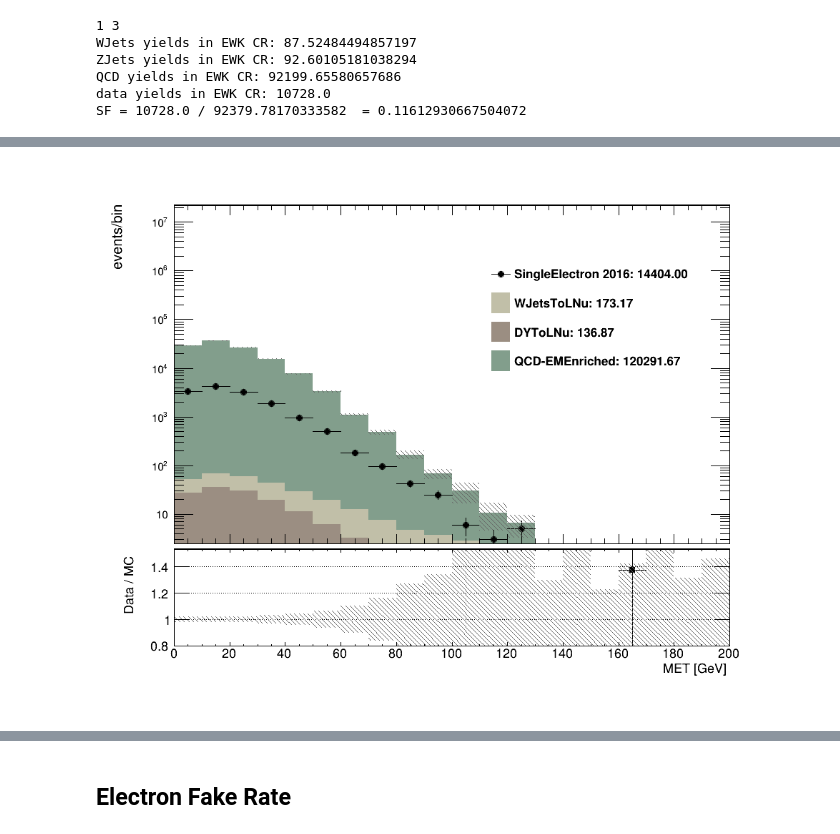
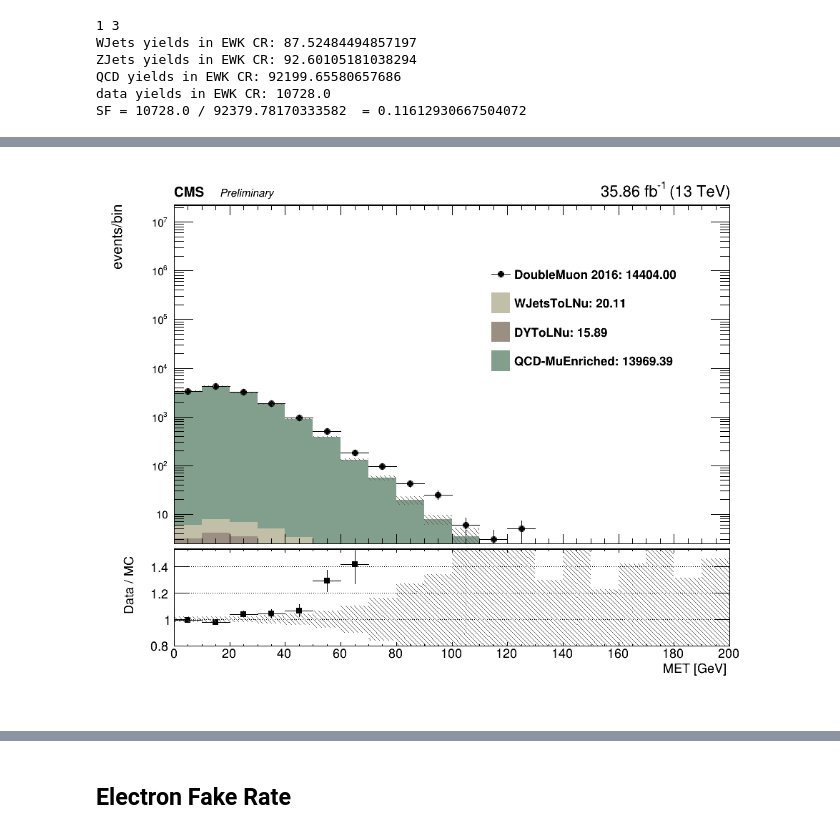
Before and after one commit to JW-corp/WZG, a Jupyter notebook: NanoAOD/visualize/FakeLepton2016_Ele.ipynb, the cells around one changed output, grey strips where cells are left out. Saved outputs shown, nothing was run; the diff lists cells and outputs as text; code cells hidden in the pictures.

```diff
--- a/NanoAOD/visualize/FakeLepton2016_Ele.ipynb
+++ b/NanoAOD/visualize/FakeLepton2016_Ele.ipynb
@@ -379,35 +383,6 @@ data yields in EWK CR: 10728.0
 SF = 10728.0 / 92379.78170333582  = 0.11612930667504072
 # %%
 c1 = ROOT.TCanvas("","",1000,800)
-
-def SetHistStyle_dist(hist, color, isData):
-    if isData:
-        hist.SetMarkerStyle(20)
-        hist.SetMarkerColor(color)
-    else:
-        hist.SetFillColor(color)
-        hist.SetFillStyle(4100)
-        hist.SetLineColor(color)
-        hist.SetLineStyle(0)
-        hist.SetLineWidth(0)
-    hist.SetYTitle('events/bin')
-    hist.SetXTitle('MET [GeV]')
-    # Adjust y-axis settings
-    # hist.GetYaxis().SetNdivisions(105)
-    hist.GetYaxis().SetTitleSize(25)
-    hist.GetYaxis().SetTitleFont(43)
-    hist.GetYaxis().SetTitleOffset(1.40)
-    hist.GetYaxis().SetLabelFont(43)
-    hist.GetYaxis().SetLabelSize(25)
-
-    # Adjust x-axis settings
-    hist.GetXaxis().SetTitleSize(25)
-    hist.GetXaxis().SetTitleFont(43)
-    hist.GetXaxis().SetTitleOffset(5.0)
-    hist.GetXaxis().SetLabelFont(43)
-    hist.GetXaxis().SetLabelSize(25)
-    hist.SetStats(0)
-
 
 SetHistStyle_dist(hist_dist1_WJets, 22, 0)
 SetHistStyle_dist(hist_dist2_WJets, 22, 0)
@@ -428,10 +403,17 @@ hist_dist_ttbar = hist_dist1_ttbar.Clone()
 hist_dist_ttbar.Add(hist_dist2_ttbar)
 SetHistStyle_dist(hist_dist_ttbar, 32, 0)
 
+
+hist_dist_ZJets.Scale(SF)
+hist_dist_WJets.Scale(SF)
+hist_dist_ttbar.Scale(SF)
+
 hs_dist = ROOT.THStack("",";M_{T,e} [GeV];events/bin")
 hs_dist.Add(hist_dist_ZJets)
 hs_dist.Add(hist_dist_WJets)
 hs_dist.Add(hist_dist_ttbar)
+
+
 
 MC_err = ROOT.TH1D("","",xbins,xlow,xup)
 # MC_err = ROOT.TH1D("","",8,array('d',ptbins))
@@ -450,6 +432,9 @@ MC_err.SetLineWidth(2)
 MC_err.SetLineColor(0)
 MC_err.SetStats(0)
 
+MC_err.Scale(SF)
+
+
 hs_data = ROOT.TH1D("","",xbins,xlow,xup)
 # hs_data = ROOT.TH1D("","",8,array('d',ptbins))
 hs_data.Add(hist_dist1_DATA)
@@ -463,10 +448,10 @@ legend.SetTextSize(0.035)
 legend.SetLineWidth(1)
 legend.SetLineStyle(0)
 # legend.AddEntry(hist_dist1_DATA,'Double Muon 2018')
-legend.AddEntry(hist_dist1_DATA,f'SingleElectron 2016: {format(hs_data.GetSumOfWeights(), ".2f")}')
+legend.AddEntry(hist_dist1_DATA,f'DoubleMuon 2016: {format(hs_data.GetSumOfWeights(), ".2f")}')
 legend.AddEntry(hist_dist1_WJets,f'WJetsToLNu: {format(hist_dist_WJets.GetSumOfWeights(), ".2f")}','F')
 legend.AddEntry(hist_dist1_ZJets,f'DYToLNu: {format(hist_dist_ZJets.GetSumOfWeights(), ".2f")}','F')
-legend.AddEntry(hist_dist1_ttbar,f'QCD-EMEnriched: {format(hist_dist_ttbar.GetSumOfWeights(), ".2f")}','F')
+legend.AddEntry(hist_dist1_ttbar,f'QCD-MuEnriched: {format(hist_dist_ttbar.GetSumOfWeights(), ".2f")}','F')
 
 c1.Draw()
 pad1 = ROOT.TPad("pad1", "pad1", 0, 0.3, 1, 1.0)
@@ -505,7 +490,7 @@ h3.Draw("ep")
 h4.Draw("e2 SAME")
 ROOT.gPad.RedrawAxis()
 
-#CMS_lumi(pad1, 0, 0)
+CMS_lumi(pad1, 0, 0)
 # c1.SaveAs('Fake_Lepton/2017/eta_TightElectron_dist_MR_2017_new.pdf')
 # c1.SaveAs('Fake_Lepton/2017/eta_TightElectron_dist_MR_2017_new.png')
 #c1.SaveAs('Fake_Lepton/2017/MET_FakeElectron_dist_MR_2017_new.pdf')
@@ -516,4 +502,4 @@ Warning in <TH1D::Sumw2>: Sum of squares of weights structure already created
-[figure, old version]
+[figure, new version]
 # %%
 c1 = ROOT.TCanvas("","",1000,800)
 c1.Draw()
```
Also changed, not shown: parts of 3 cells of this notebook, 1 other file.
